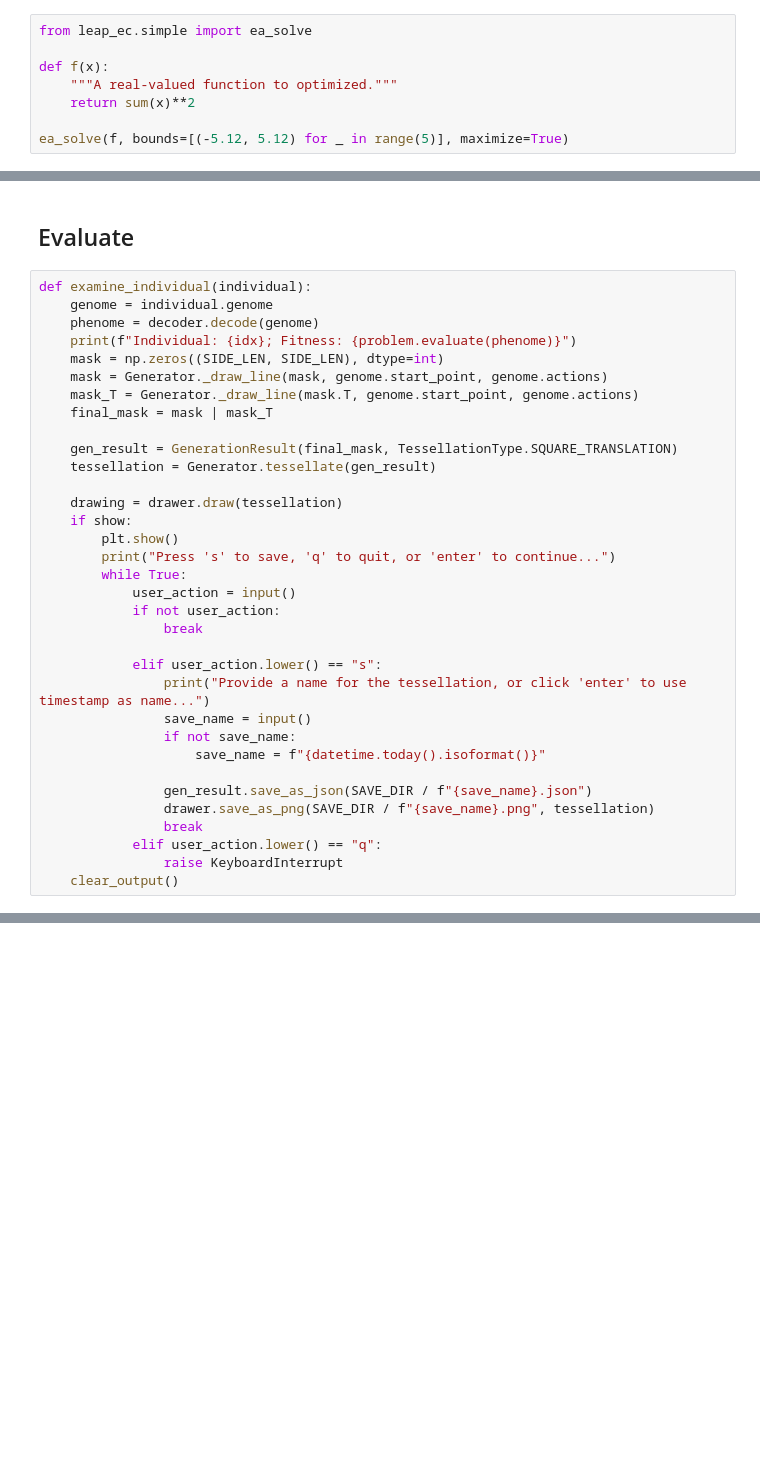
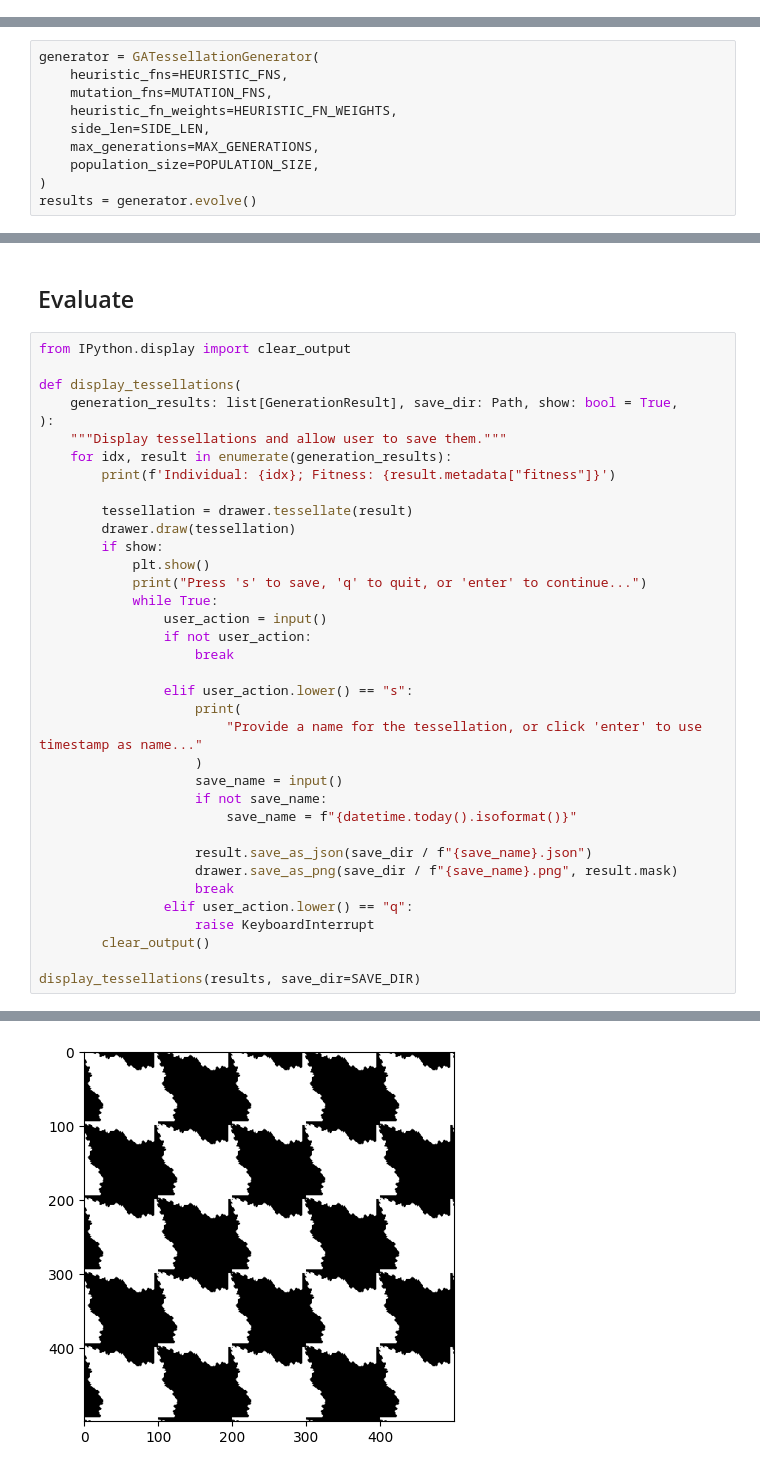
Before and after one commit to adachille/tessellation, a Jupyter notebook: examples/01_genetic_algorithm_tesselation.ipynb, the cells around one changed output, grey strips where cells are left out. Cells and saved outputs as stored; diff of their text form; blank space fills up the shorter version.

```diff
--- a/examples/01_genetic_algorithm_tesselation.ipynb
+++ b/examples/01_genetic_algorithm_tesselation.ipynb
@@ -62,8 +78,0 @@ We'll be using the LEAP package for our genetic algorithms.
-# %%
-from leap_ec.simple import ea_solve
-
-def f(x):
-    """A real-valued function to optimized."""
-    return sum(x)**2
-
-ea_solve(f, bounds=[(-5.12, 5.12) for _ in range(5)], maximize=True)
@@ -153,0 +81,10 @@ step,bsf
+# %%
+generator = GATessellationGenerator(
+    heuristic_fns=HEURISTIC_FNS,
+    mutation_fns=MUTATION_FNS,
+    heuristic_fn_weights=HEURISTIC_FN_WEIGHTS,
+    side_len=SIDE_LEN,
+    max_generations=MAX_GENERATIONS,
+    population_size=POPULATION_SIZE,
+)
+results = generator.evolve()
@@ -154,36 +109,39 @@ step,bsf
 # %% [markdown]
 ## Evaluate
 # %%
-def examine_individual(individual):
-    genome = individual.genome
-    phenome = decoder.decode(genome)
-    print(f"Individual: {idx}; Fitness: {problem.evaluate(phenome)}")
-    mask = np.zeros((SIDE_LEN, SIDE_LEN), dtype=int)
-    mask = Generator._draw_line(mask, genome.start_point, genome.actions)
-    mask_T = Generator._draw_line(mask.T, genome.start_point, genome.actions)
-    final_mask = mask | mask_T
+from IPython.display import clear_output
 
-    gen_result = GenerationResult(final_mask, TessellationType.SQUARE_TRANSLATION)
-    tessellation = Generator.tessellate(gen_result)
+def display_tessellations(
+    generation_results: list[GenerationResult], save_dir: Path, show: bool = True,
+):
+    """Display tessellations and allow user to save them."""
+    for idx, result in enumerate(generation_results):
+        print(f'Individual: {idx}; Fitness: {result.metadata["fitness"]}')
 
-    drawing = drawer.draw(tessellation)
-    if show:
-        plt.show()
-        print("Press 's' to save, 'q' to quit, or 'enter' to continue...")
-        while True:
-            user_action = input()
-            if not user_action:
-                break
+        tessellation = drawer.tessellate(result)
+        drawer.draw(tessellation)
+        if show:
+            plt.show()
+            print("Press 's' to save, 'q' to quit, or 'enter' to continue...")
+            while True:
+                user_action = input()
+                if not user_action:
+                    break
 
-            elif user_action.lower() == "s":
-                print("Provide a name for the tessellation, or click 'enter' to use timestamp as name...")
-                save_name = input()
-                if not save_name:
-                    save_name = f"{datetime.today().isoformat()}"
+                elif user_action.lower() == "s":
+                    print(
+                        "Provide a name for the tessellation, or click 'enter' to use timestamp as name..."
+                    )
+                    save_name = input()
+                    if not save_name:
+                        save_name = f"{datetime.today().isoformat()}"
 
-                gen_result.save_as_json(SAVE_DIR / f"{save_name}.json")
-                drawer.save_as_png(SAVE_DIR / f"{save_name}.png", tessellation)
-                break
-            elif user_action.lower() == "q":
-                raise KeyboardInterrupt
-    clear_output()
+                    result.save_as_json(save_dir / f"{save_name}.json")
+                    drawer.save_as_png(save_dir / f"{save_name}.png", result.mask)
+                    break
+                elif user_action.lower() == "q":
+                    raise KeyboardInterrupt
+        clear_output()
+
+display_tessellations(results, save_dir=SAVE_DIR)
+# %% [output]
@@ -189,0 +149 @@ def examine_individual(individual):
+[figure, added]
```
Also changed, not shown: parts of 15 cells of this notebook, 1 other file.
